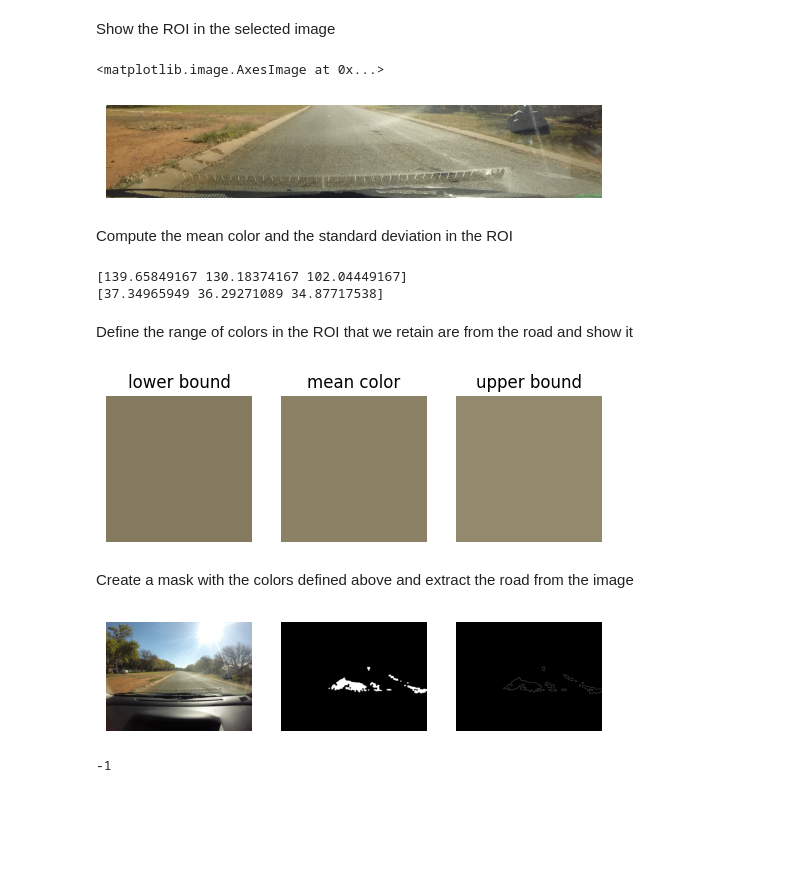
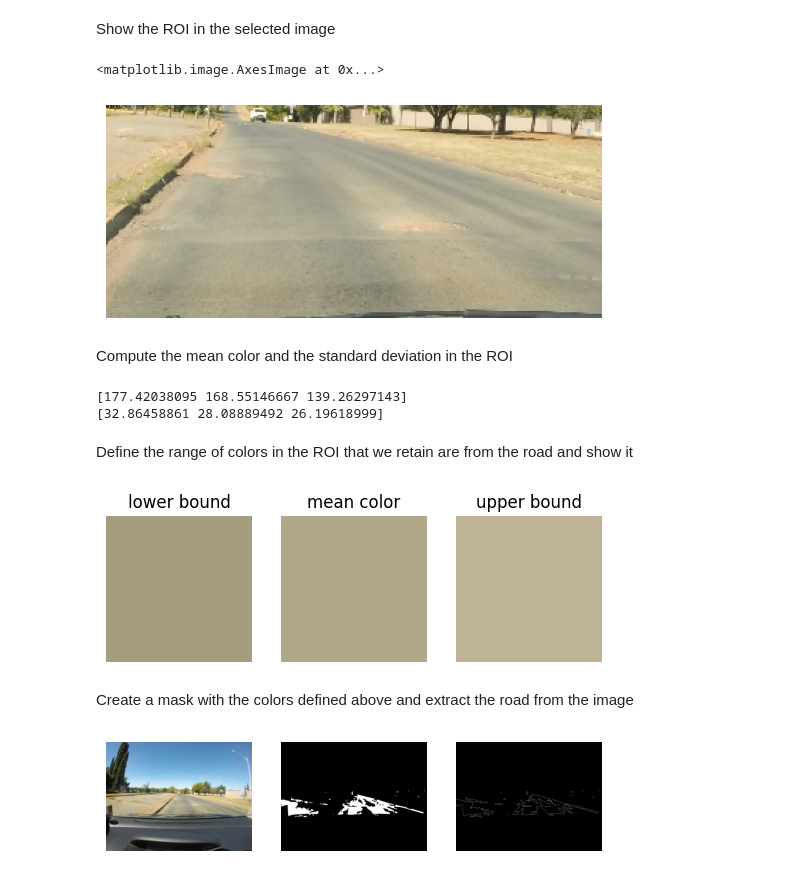
Before and after one commit to christiandalfarra/SIVProject, a Jupyter notebook: project_notebook.ipynb, the cells around one changed output. Cells and saved outputs as stored; diff of their text form; code cells hidden in the pictures; blank space fills up the shorter version.

```diff
--- a/project_notebook.ipynb
+++ b/project_notebook.ipynb
@@ -7,7 +7,7 @@ import matplotlib.pyplot as plt
 # %%
 #this function draw a rectangle in the part of the image that we consider the ROI (Region Of Interest)
 def draw_rect(image,roi_coords):
-    output = cv2.resize(image, (1000, 750))
+    output = cv.resize(image, (1000, 750))
     # Define the angles of the rectangle
     # (x1, y1) -> top left corner
     # (x2, y2) -> bottom right corner
@@ -17,17 +17,23 @@ def draw_rect(image,roi_coords):
     thickness = 3
 
     # draw on image
-    cv2.rectangle(output, start_point, end_point, color, thickness)
+    cv.rectangle(output, start_point, end_point, color, thickness)
     return output
 
 #Define the ROI, excluding lower part comprending the dashboard of the car, the upper part with the sky and the lateral parts
-roi_coords = (150, 350, 950, 500) #(x1,y1,x2,y2)
-_, axes = plt.subplots(1, 3)
-axes[0].imshow(cv2.cvtColor(draw_rect(cv2.imread("test_images/test4.jpg"),roi_coords),cv2.COLOR_BGR2RGB))
-axes[1].imshow(cv2.cvtColor(draw_rect(cv2.imread("test_images/test5.jpg"),roi_coords),cv2.COLOR_BGR2RGB))
-axes[2].imshow(cv2.cvtColor(draw_rect(cv2.imread("test_images/test6.jpg"),roi_coords),cv2.COLOR_BGR2RGB))
+roi_coords = (400, 350, 750, 500) #(x1,y1,x2,y2)
+_, axes = plt.subplots(3, 3)
+axes[0,0].imshow(cv.cvtColor(draw_rect(cv.imread("test_images/test1.jpg"),roi_coords),cv.COLOR_BGR2RGB))
+axes[1,0].imshow(cv.cvtColor(draw_rect(cv.imread("test_images/test2.jpg"),roi_coords),cv.COLOR_BGR2RGB))
+axes[2,0].imshow(cv.cvtColor(draw_rect(cv.imread("test_images/test3.jpg"),roi_coords),cv.COLOR_BGR2RGB))
+axes[0,1].imshow(cv.cvtColor(draw_rect(cv.imread("test_images/test4.jpg"),roi_coords),cv.COLOR_BGR2RGB))
+axes[1,1].imshow(cv.cvtColor(draw_rect(cv.imread("test_images/test5.jpg"),roi_coords),cv.COLOR_BGR2RGB))
+axes[2,1].imshow(cv.cvtColor(draw_rect(cv.imread("test_images/test6.jpg"),roi_coords),cv.COLOR_BGR2RGB))
+axes[0,2].imshow(cv.cvtColor(draw_rect(cv.imread("test_images/test7.jpg"),roi_coords),cv.COLOR_BGR2RGB))
+axes[1,2].imshow(cv.cvtColor(draw_rect(cv.imread("test_images/test8.jpg"),roi_coords),cv.COLOR_BGR2RGB))
+axes[2,2].imshow(cv.cvtColor(draw_rect(cv.imread("test_images/test9.jpg"),roi_coords),cv.COLOR_BGR2RGB))
 
-for ax in axes: ax.axis('off')
+for ax in axes.flat: ax.axis('off')
 plt.tight_layout()
 plt.show()
 # %% [output]
@@ -35,9 +41,9 @@ plt.show()
 # %% [markdown]
 Show the ROI in the selected image
 # %%
-image = cv2.imread("test_images/test6.jpg")
-image = cv2.resize(image, (1000,750))
-image = cv2.cvtColor(image,cv2.COLOR_BGR2RGB)
+image = cv.imread("test_images/test2.jpg")
+image = cv.resize(image, (1000,750))
+image = cv.cvtColor(image,cv.COLOR_BGR2RGB)
 
 # y1:y2 ,   x1:x2
 roi = image[roi_coords[1]:roi_coords[3], roi_coords[0]:roi_coords[2]]
@@ -45,7 +51,7 @@ plt.axis('off')
 plt.imshow(roi)
 # %% [output]
 <matplotlib.image.AxesImage at 0x...>
-[figure, old version]
+[figure, new version]
 # %% [markdown]
 Compute the mean color and the standard deviation in the ROI
 # %%
@@ -55,55 +61,58 @@ std_color = np.std(roi, axis=(0, 1))
 print(mean_color)
 print(std_color)
 # %% [output]
-[139.65849167 130.18374167 102.04449167]
-[37.34965949 36.29271089 34.87717538]
+[177.42038095 168.55146667 139.26297143]
+[32.86458861 28.08889492 26.19618999]
 # %% [markdown]
 Define the range of colors in the ROI that we retain are from the road and show it
 # %%
-lower_bound=np.clip(mean_color - 0.3 * std_color, 0, 255)
+coef = 0.4
+
+lower_bound=np.clip(mean_color - coef * std_color, 0, 255)
 lower_bound_image = np.full((100, 100, 3), lower_bound, dtype=np.uint8)
 
-upper_bound=np.clip(mean_color + 0.3 * std_color, 0, 255)
+upper_bound=np.clip(mean_color + coef * std_color, 0, 255)
 upper_bound_image = np.full((100, 100, 3), upper_bound, dtype=np.uint8)
 
 
 mean_color_image = np.full((100, 100, 3), mean_color, dtype=np.uint8)
 _,axes=plt.subplots(1,3)
 axes[0].imshow(lower_bound_image)
 axes[0].set_title("lower bound")
 axes[1].imshow(mean_color_image)
 axes[1].set_title("mean color")
 axes[2].imshow(upper_bound_image)
 axes[2].set_title("upper bound")
 
 for ax in axes: ax.axis('off')
 plt.show()
 # %% [output]
-[figure, old version]
+[figure, new version]
 # %% [markdown]
 Create a mask with the colors defined above and extract the road from the image
 # %%
-mask = cv2.inRange(image, lower_bound, upper_bound)
+mask = cv.inRange(image, lower_bound, upper_bound)
 
 # Applica operazioni morfologiche per pulire la maschera
-kernel = np.ones((8, 8), np.uint8)
-mask = cv2.morphologyEx(mask, cv2.MORPH_CLOSE, kernel)  # Riempie piccoli buchi
-mask = cv2.morphologyEx(mask, cv2.MORPH_OPEN, kernel)   # Rimuove il rumore
+kernel = np.ones((4, 4), np.uint8)
+mask = cv.morphologyEx(mask, cv.MORPH_CLOSE, kernel)  # Riempie piccoli buchi
+mask = cv.morphologyEx(mask, cv.MORPH_OPEN, kernel)   # Rimuove il rumore
 
 # Applica Canny per rilevare i contorni
-edges = cv2.Canny(mask, 50, 150)
+edges = cv.Canny(mask, 50, 150)
 
 # Mostra i risultati
 _, axes = plt.subplots(1,3)
 axes[0].imshow(image)
-axes[1].imshow(cv2.cvtColor(mask,cv2.COLOR_BGR2RGB))
-axes[2].imshow(cv2.cvtColor(edges,cv2.COLOR_BGR2RGB))
+axes[1].imshow(cv.cvtColor(mask,cv.COLOR_BGR2RGB))
+axes[2].imshow(cv.cvtColor(edges,cv.COLOR_BGR2RGB))
 
 for ax in axes: ax.axis('off')
 plt.show()
 
-cv2.imshow("",edges)
-cv2.waitKey(0)
+#cv.imshow("image",cv.cvtColor(image,cv.COLOR_BGR2RGB))
+#cv.imshow("mask",mask)
+cv.waitKey(0)
+cv.destroyAllWindows()
 # %% [output]
-[figure, old version]
+[figure, new version]
--1
```
Also changed, not shown: parts of 4 cells of this notebook, 2 other files.
